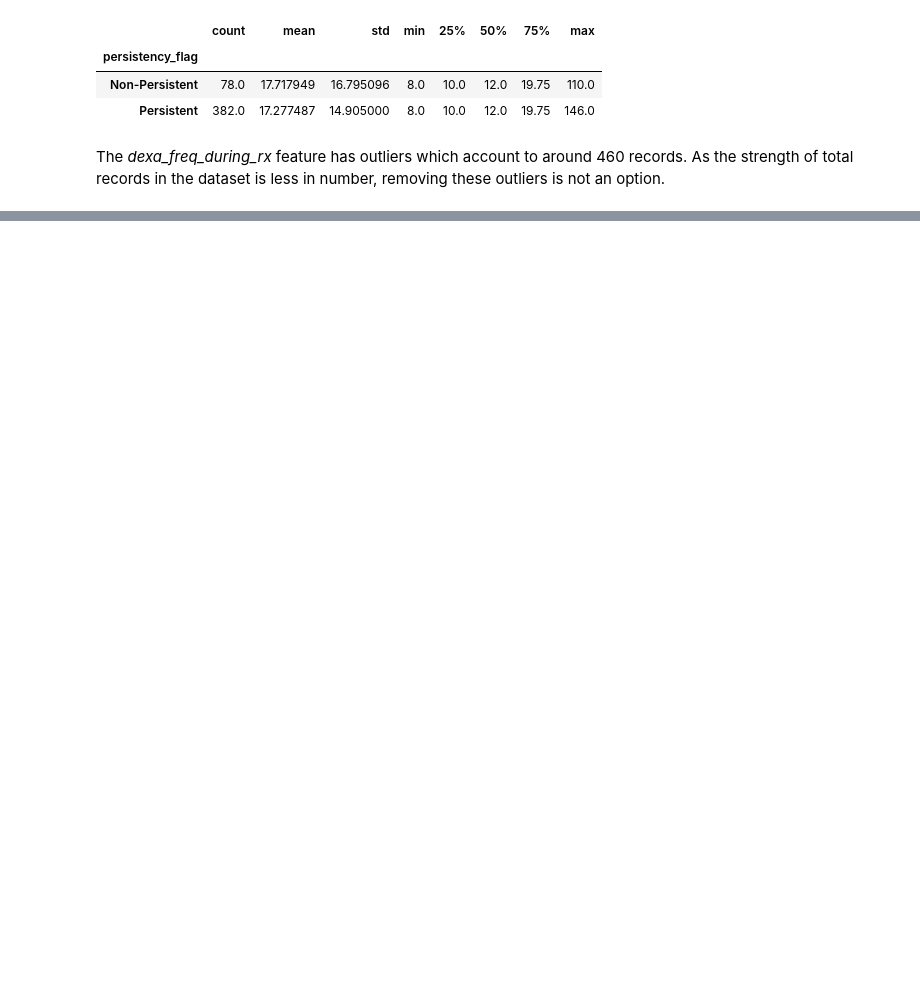
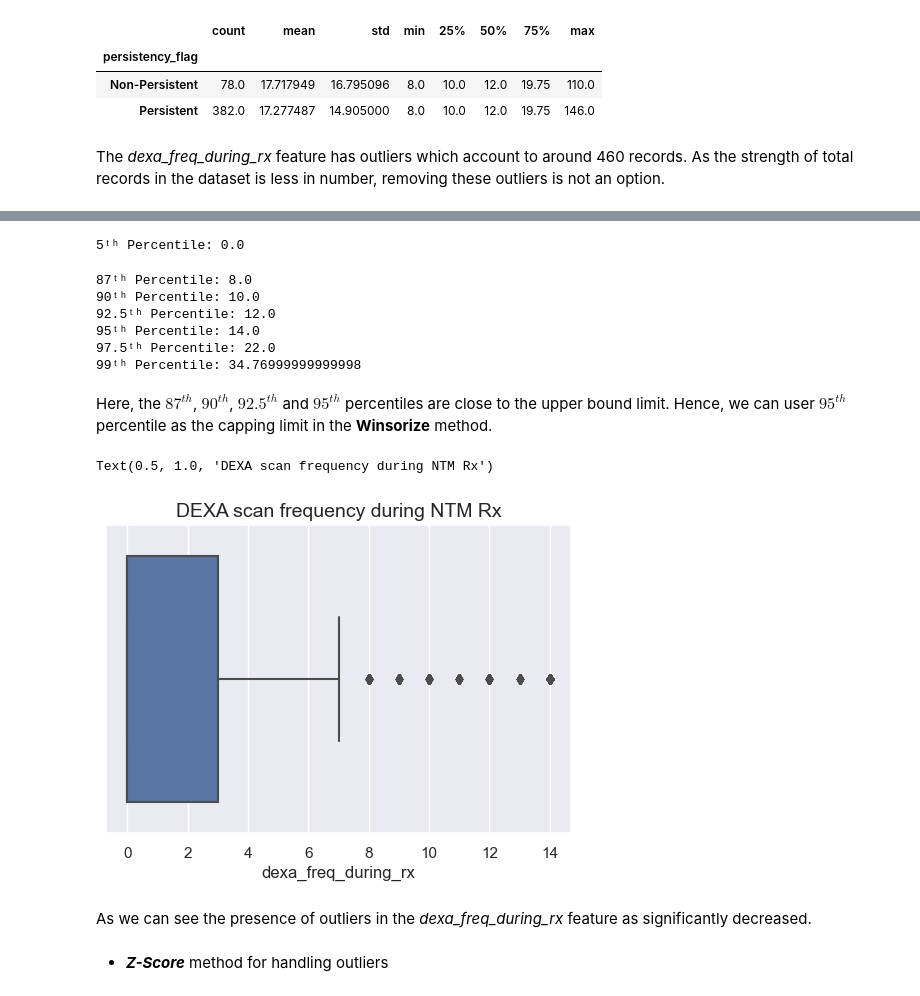
Before and after one commit to shezkh/Healthcare-Project, a Jupyter notebook: src/preproc_Ashish.ipynb, the cells around one changed output, grey strips where cells are left out. Drawn from its saved outputs; the diff is of its cells as text; code cells hidden in the pictures; blank space fills up the shorter version.

```diff
--- a/src/preproc_Ashish.ipynb
+++ b/src/preproc_Ashish.ipynb
@@ -401,0 +387,37 @@ drug_df_cp = drug_df.copy()
+# %%
+print('5\u1d57\u02b0 Percentile: {}'.format(drug_df['dexa_freq_during_rx'].quantile(0.05)))
+# %% [output]
+5ᵗʰ Percentile: 0.0
+# %%
+print('87\u1d57\u02b0 Percentile: {}'.format(drug_df['dexa_freq_during_rx'].quantile(0.87)))
+print('90\u1d57\u02b0 Percentile: {}'.format(drug_df['dexa_freq_during_rx'].quantile(0.90)))
+print('92.5\u1d57\u02b0 Percentile: {}'.format(drug_df['dexa_freq_during_rx'].quantile(0.925)))
+print('95\u1d57\u02b0 Percentile: {}'.format(drug_df['dexa_freq_during_rx'].quantile(0.95)))
+print('97.5\u1d57\u02b0 Percentile: {}'.format(drug_df['dexa_freq_during_rx'].quantile(0.975)))
+print('99\u1d57\u02b0 Percentile: {}'.format(drug_df['dexa_freq_during_rx'].quantile(0.99)))
+# %% [output]
+87ᵗʰ Percentile: 8.0
+90ᵗʰ Percentile: 10.0
+92.5ᵗʰ Percentile: 12.0
+95ᵗʰ Percentile: 14.0
+97.5ᵗʰ Percentile: 22.0
+99ᵗʰ Percentile: 34.76999999999998
+# %% [markdown]
+Here, the $87^{th}$, $90^{th}$, $92.5^{th}$ and $95^{th}$ percentiles are close to the upper bound limit. Hence, we can user $95^{th}$ percentile as the capping limit in the **Winsorize** method.
+# %%
+drug_df_win = drug_df.copy()
+# %%
+drug_df_win['dexa_freq_during_rx'] = winsorize(drug_df_win['dexa_freq_during_rx'], limits=(0.05, 0.05))
+# %%
+sns.set(rc = {'figure.figsize':(6,4)})
+ax = sns.boxplot(x='dexa_freq_during_rx',
+                 data=drug_df_win)
+ax.set_title('DEXA scan frequency during NTM Rx',
+             fontsize=14)
+# %% [output]
+Text(0.5, 1.0, 'DEXA scan frequency during NTM Rx')
+[figure, added]
+# %% [markdown]
+As we can see the presence of outliers in the *dexa_freq_during_rx* feature as significantly decreased.
+# %% [markdown]
+- ***Z-Score*** method for handling outliers
```
Also changed, not shown: parts of 25 cells of this notebook.
